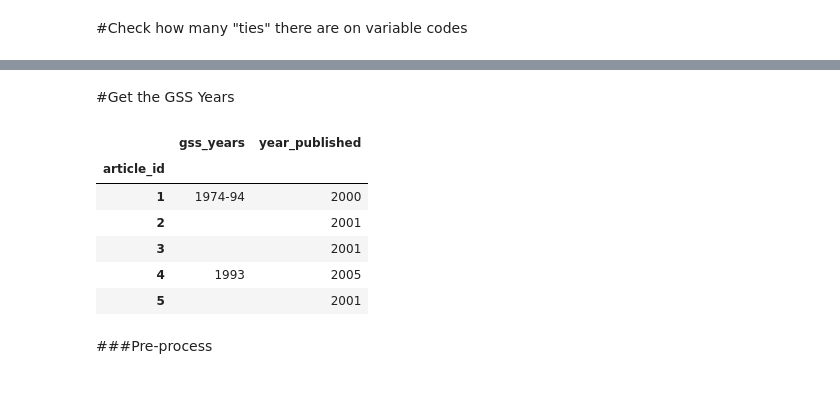
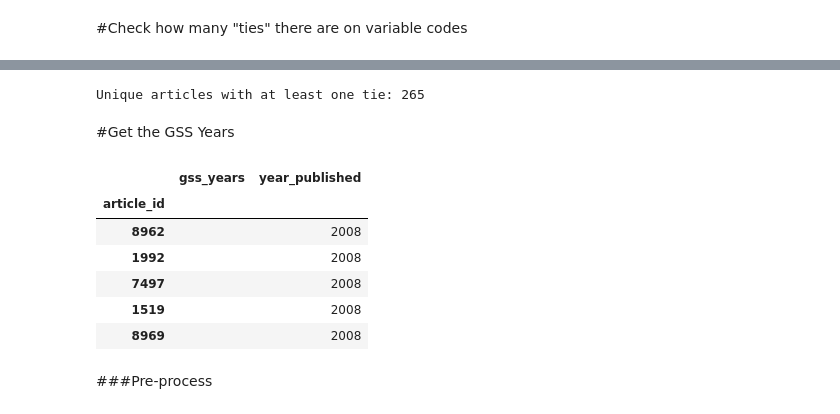
Before and after one commit to KnowledgeLab/GSS_code, a Jupyter notebook: create_articleClasses.ipynb, the cells around one changed output, grey strips where cells are left out. Saved outputs shown, nothing was run; the diff lists cells and outputs as text; code cells hidden in the pictures.

```diff
--- a/create_articleClasses.ipynb
+++ b/create_articleClasses.ipynb
@@ -215,0 +229,9 @@ dtype: int64
+# %%
+# How many UNIQUE ARTICLES have at least one tie?
+df_var_copy = df_variables.copy()
+df_var_copy['article_id'] = df_var_copy.index.get_level_values(0)
+df_var_copy['tie'] = df_var_copy.apply(is_there_a_tie, axis=1)
+ids_with_tie = df_var_copy[df_var_copy.tie == 'tie: dependent == independent'].article_id.unique()
+print 'Unique articles with at least one tie:', len(ids_with_tie)
+# %% [output]
+Unique articles with at least one tie: 265
@@ -218,20 +243,20 @@ dtype: int64
 # %%
 c.execute('select true_article_id, gss_years, year_published from gss_corpus')
 df_years = pd.DataFrame([el for el in c.fetchall()], columns=['article_id', 'gss_years', 'year_published'])
 df_years.index = df_years.article_id
 df_years.gss_years = df_years.gss_years.astype(str)
 
 del df_years['article_id']
 
-df_years.head()
+df_years.sort('year_published', ascending=False).head()
 # %% [output]
 |  | gss_years | year_published |
 | article_id |  |  |
-| 1 | 1974-94 | 2000 |
-| 2 |  | 2001 |
-| 3 |  | 2001 |
-| 4 | 1993 | 2005 |
-| 5 |  | 2001 |
+| 8962 |  | 2008 |
+| 1992 |  | 2008 |
+| 7497 |  | 2008 |
+| 1519 |  | 2008 |
+| 8969 |  | 2008 |
 # %% [markdown]
 ###Pre-process
 # %%
```
Also changed, not shown: parts of 4 cells of this notebook, 6 other files.
